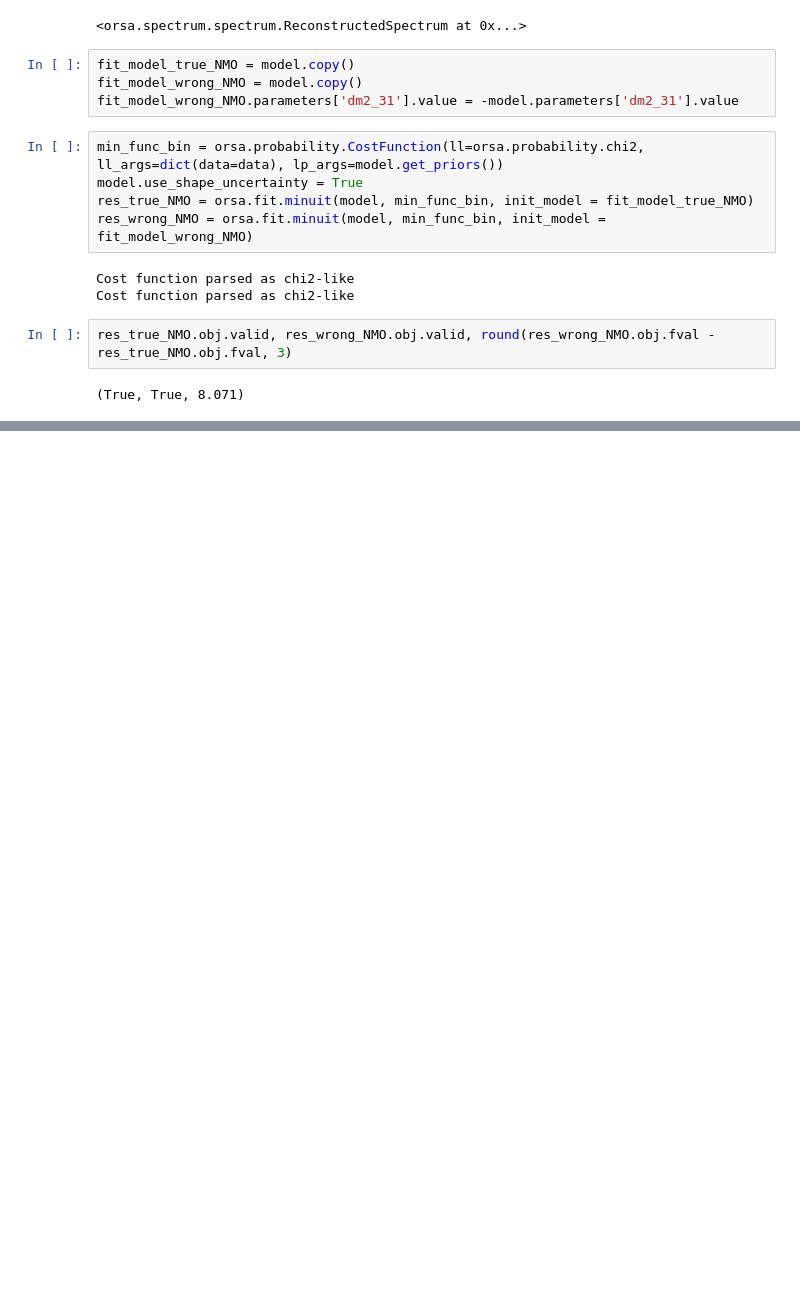
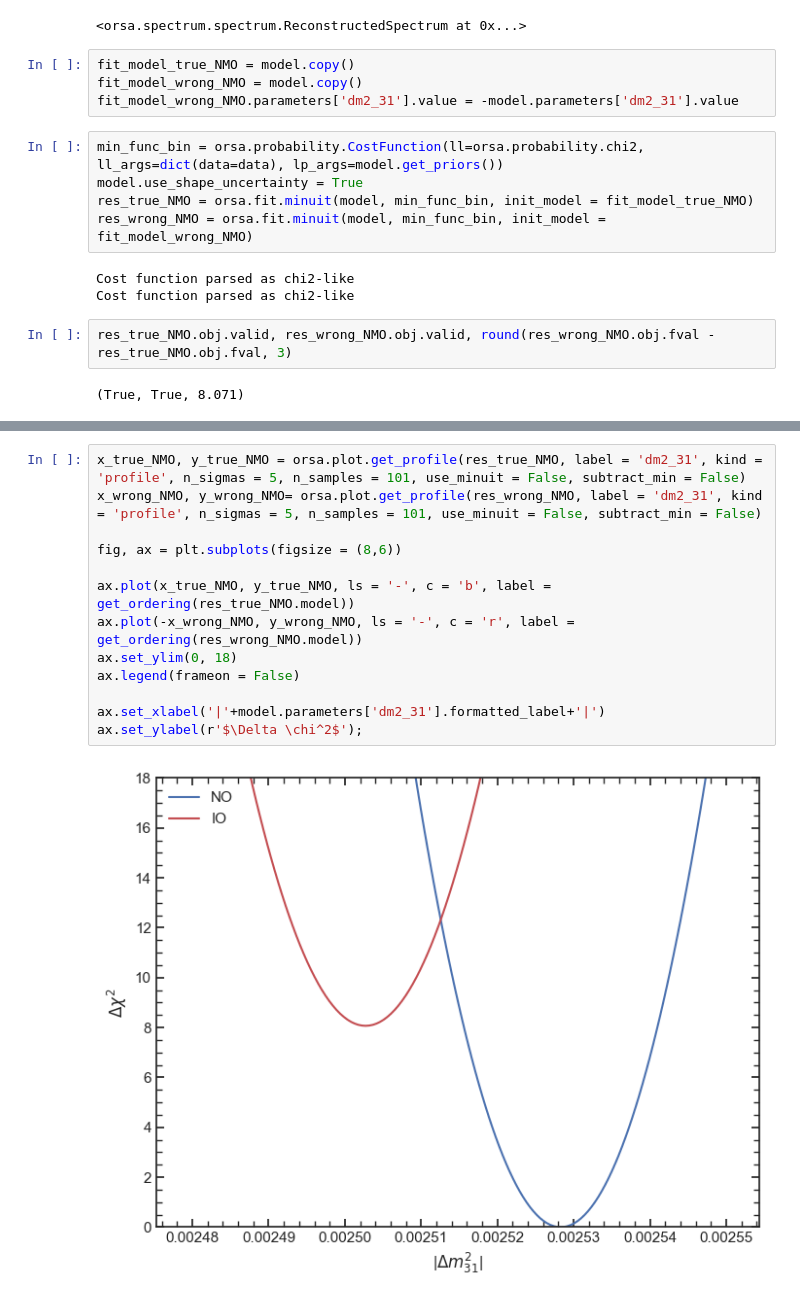
Before and after one commit to rossodisera/orsa-doc, a Jupyter notebook: _include/notebooks/8_testing_NMO.ipynb, the cells around one changed output, grey strips where cells are left out. Drawn from its saved outputs; the diff is of its cells as text; blank space fills up the shorter version.

```diff
--- a/_include/notebooks/8_testing_NMO.ipynb
+++ b/_include/notebooks/8_testing_NMO.ipynb
@@ -161,0 +162,15 @@ fig.tight_layout()
+# %%
+x_true_NMO, y_true_NMO = orsa.plot.get_profile(res_true_NMO, label = 'dm2_31', kind = 'profile', n_sigmas = 5, n_samples = 101, use_minuit = False, subtract_min = False)
+x_wrong_NMO, y_wrong_NMO= orsa.plot.get_profile(res_wrong_NMO, label = 'dm2_31', kind = 'profile', n_sigmas = 5, n_samples = 101, use_minuit = False, subtract_min = False)
+
+fig, ax = plt.subplots(figsize = (8,6))
+
+ax.plot(x_true_NMO, y_true_NMO, ls = '-', c = 'b', label = get_ordering(res_true_NMO.model))
+ax.plot(-x_wrong_NMO, y_wrong_NMO, ls = '-', c = 'r', label = get_ordering(res_wrong_NMO.model))
+ax.set_ylim(0, 18)
+ax.legend(frameon = False)
+
+ax.set_xlabel('|'+model.parameters['dm2_31'].formatted_label+'|')
+ax.set_ylabel(r'$\Delta \chi^2$');
+# %% [output]
+[figure, added]
```
Also changed, not shown: parts of 5 cells of this notebook, 49 other files.
